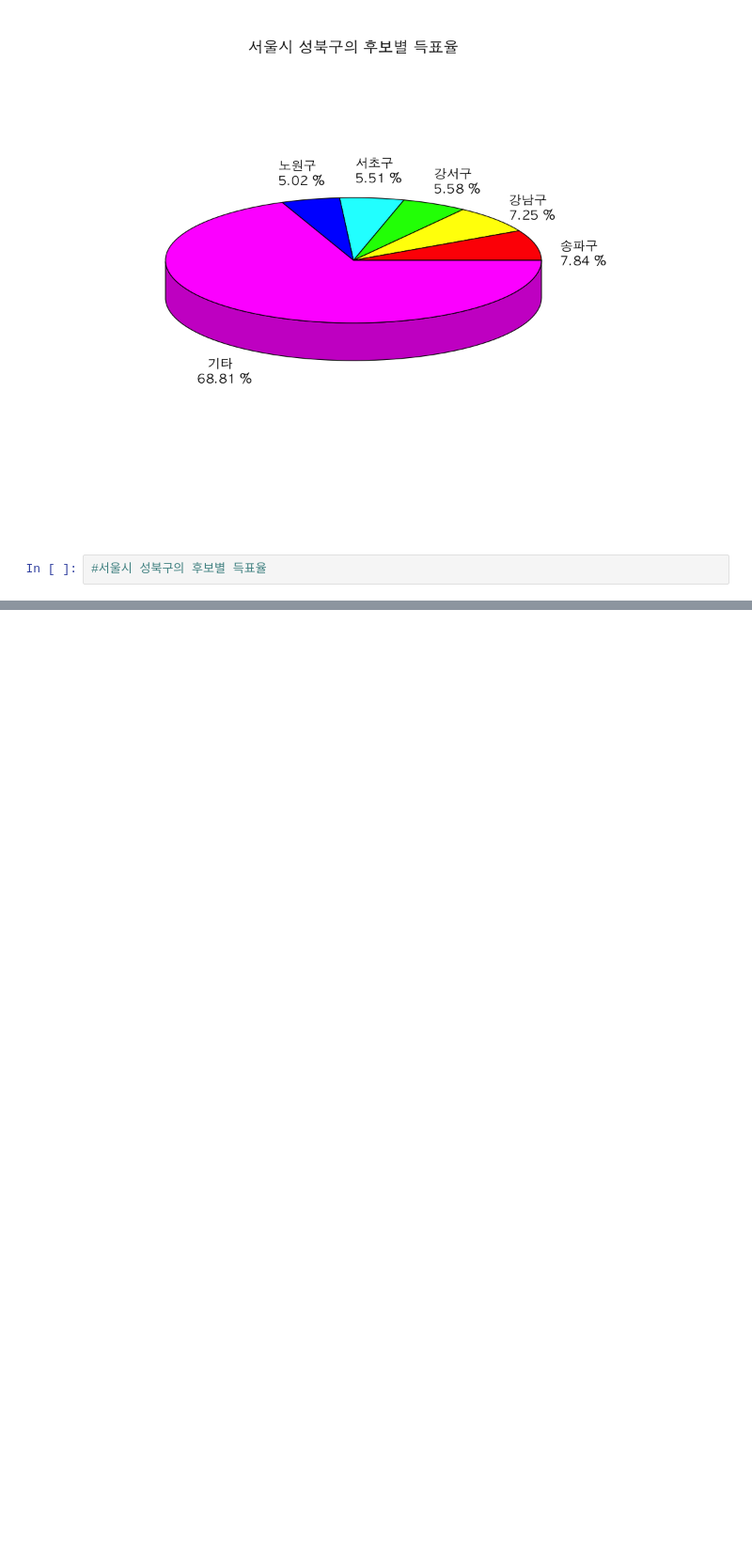
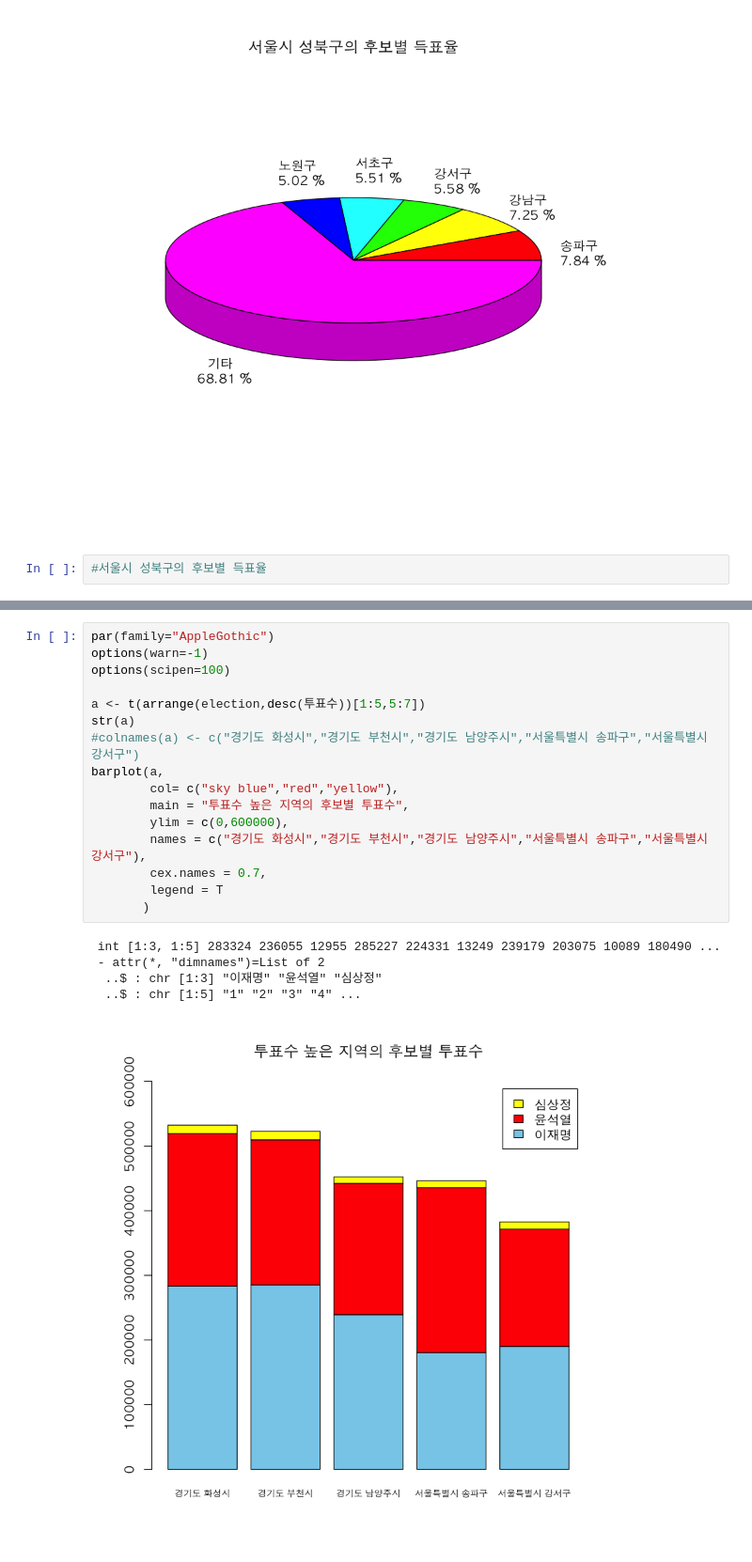
Before and after one commit to yang-gwihyeon/R_yang, a Jupyter notebook: 10. 20대_대선자료 시각화.ipynb, the cells around one changed output, grey strips where cells are left out. Shown at 94% size. Saved outputs shown, nothing was run; the diff lists cells and outputs as text; blank space fills up the shorter version.

```diff
--- a/10. 20대_대선자료 시각화.ipynb
+++ b/10. 20대_대선자료 시각화.ipynb
@@ -477,0 +578,22 @@ as.numeric(c(pob_윤석열[,5:7],pob_윤석열[,4] - sum(pob_윤석열[5:7])))
+# %%
+par(family="AppleGothic")
+options(warn=-1)
+options(scipen=100)
+
+a <- t(arrange(election,desc(투표수))[1:5,5:7])
+str(a)
+#colnames(a) <- c("경기도 화성시","경기도 부천시","경기도 남양주시","서울특별시 송파구","서울특별시 강서구")
+barplot(a,
+        col= c("sky blue","red","yellow"),
+        main = "투표수 높은 지역의 후보별 투표수",
+        ylim = c(0,600000),
+        names = c("경기도 화성시","경기도 부천시","경기도 남양주시","서울특별시 송파구","서울특별시 강서구"),
+        cex.names = 0.7,
+        legend = T
+       )
+# %% [output]
+ int [1:3, 1:5] 283324 236055 12955 285227 224331 13249 239179 203075 10089 180490 ...
+ - attr(*, "dimnames")=List of 2
+  ..$ : chr [1:3] "이재명" "윤석열" "심상정"
+  ..$ : chr [1:5] "1" "2" "3" "4" ...
+[figure, added]
```
Also changed, not shown: parts of 37 cells of this notebook, 6 other files.
